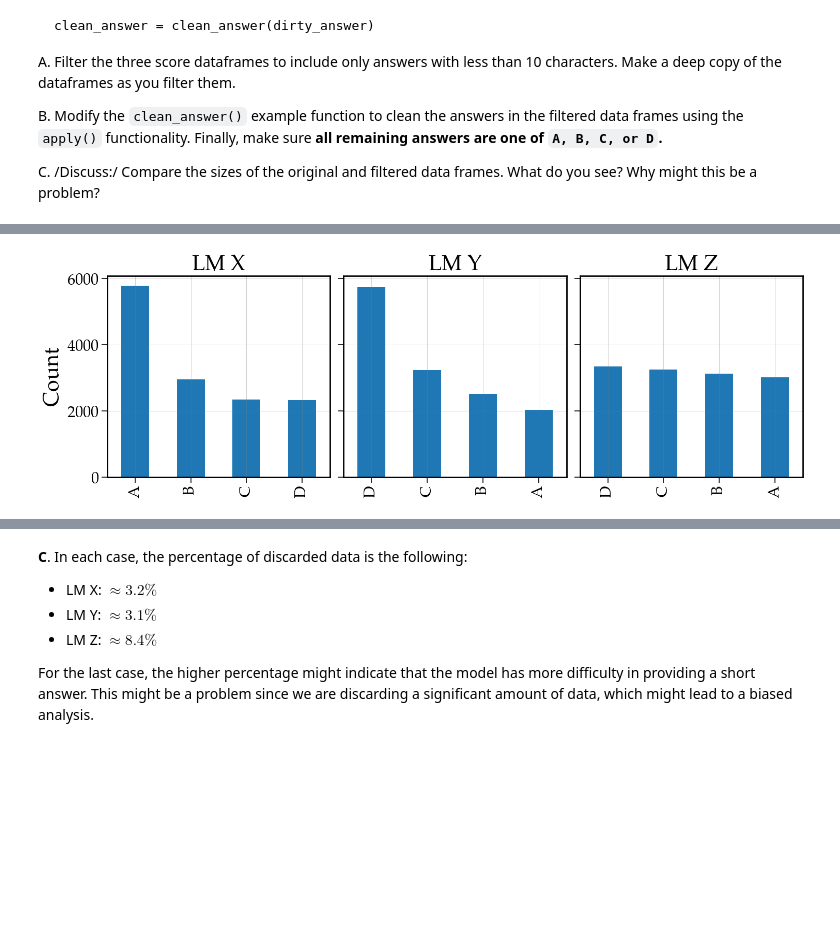
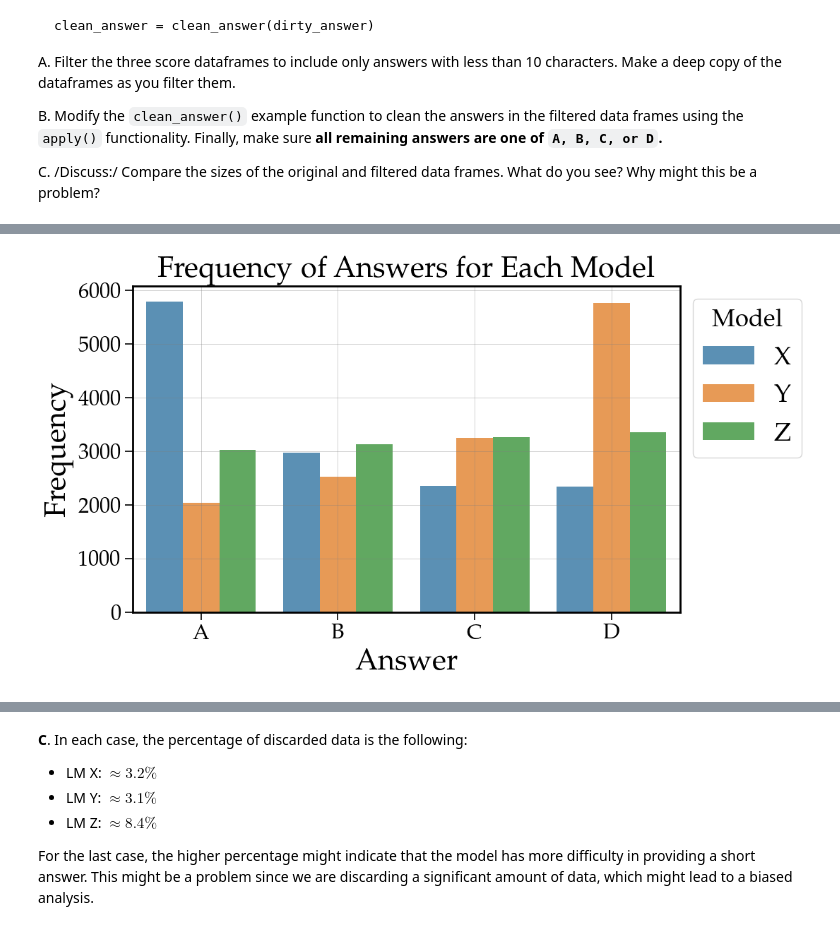
Before and after one commit to sylvainshan/Applied-Data-Analysis, a Jupyter notebook: Homework/01_PROJECT_NEUTRALITY/analysis.ipynb, the cells around one changed output, grey strips where cells are left out. Drawn from its saved outputs; the diff is of its cells as text; code cells hidden in the pictures; blank space fills up the shorter version.

```diff
--- a/Homework/01_PROJECT_NEUTRALITY/analysis.ipynb
+++ b/Homework/01_PROJECT_NEUTRALITY/analysis.ipynb
@@ -276,5 +276,10 @@ cond = "result.str.len() < 10"
 df_x_filtered = df_x_filtered.query(cond)
 df_y_filtered = df_y_filtered.query(cond)
 df_z_filtered = df_z_filtered.query(cond)
+
+df_x_filtered['model_name'] = 'X'
+df_y_filtered['model_name'] = 'Y'
+df_z_filtered['model_name'] = 'Z'
+df_xyz = pd.concat([df_x_filtered, df_y_filtered, df_z_filtered])
 # %%
 # Let's visualize the remaining result formats
@@ -289,36 +298,38 @@ plt.show()
 # %%
 def clean_answer(s):
     s = str(s)
     if s in {"A", "B", "C", "D"}:
         return s
     elif "Answer:" in s:
         return s.replace("Answer: ", "").strip()
     elif "Not Sure" in s:
         return np.nan
     elif " " in s:
         return s.replace(" ", "")
 
 # Clean the answers
 df_x_filtered["result"] = df_x_filtered["result"].apply(clean_answer)
 df_y_filtered["result"] = df_y_filtered["result"].apply(clean_answer)
 df_z_filtered["result"] = df_z_filtered["result"].apply(clean_answer)
 
 # Drop the rows with None values due to the uncertainty of the language model
 df_x_filtered = df_x_filtered.dropna()
 df_y_filtered = df_y_filtered.dropna()
 df_z_filtered = df_z_filtered.dropna()
 
 # Let's visualize the remaining result formats
-fig, ax = plt.subplots(1, 3, figsize=(15, 5), sharey=True)
-df_x_filtered["result"].value_counts().plot(kind="bar", ax=ax[0], title="LM X", xlabel="", ylabel="Count")
-df_y_filtered["result"].value_counts().plot(kind="bar", ax=ax[1], title="LM Y", xlabel="")
-df_z_filtered["result"].value_counts().plot(kind="bar", ax=ax[2], title="LM Z", xlabel="")
-for axis in ax:
-    axis.grid(True, alpha=0.5)
-plt.tight_layout()
+df_xyz = pd.concat([df_x_filtered, df_y_filtered, df_z_filtered])
+answers = sorted(df_xyz['result'].unique())
+plt.figure(figsize=(10, 6))
+sns.countplot(data=df_xyz, x='result', hue='model_name', order=answers, alpha=0.8)
+plt.xlabel("Answer")
+plt.ylabel("Frequency")
+plt.legend(title='Model', bbox_to_anchor=(1, 1), loc='upper left', title_fontsize='25')
+plt.title("Frequency of Answers for Each Model")
+plt.grid(True, alpha=0.5)
 plt.show()
 # %% [output]
-[figure, old version]
+[figure, new version]
 # %%
 # Let's compare the sizes of the original and filtered dataframes
 print(f"Shape of df_x: {df_x.shape}, Shape of df_x_filtered: {df_x_filtered.shape}, Difference: {df_x.shape[0] - df_x_filtered.shape[0]}")
```
Also changed, not shown: parts of 6 cells of this notebook.
